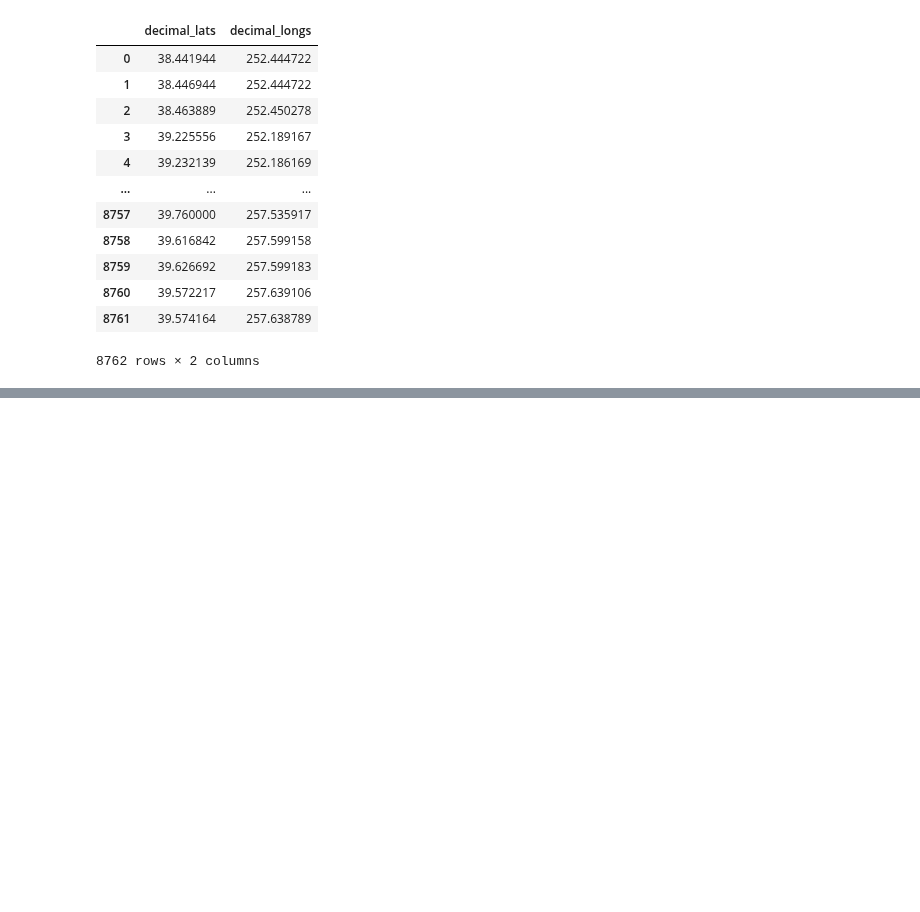
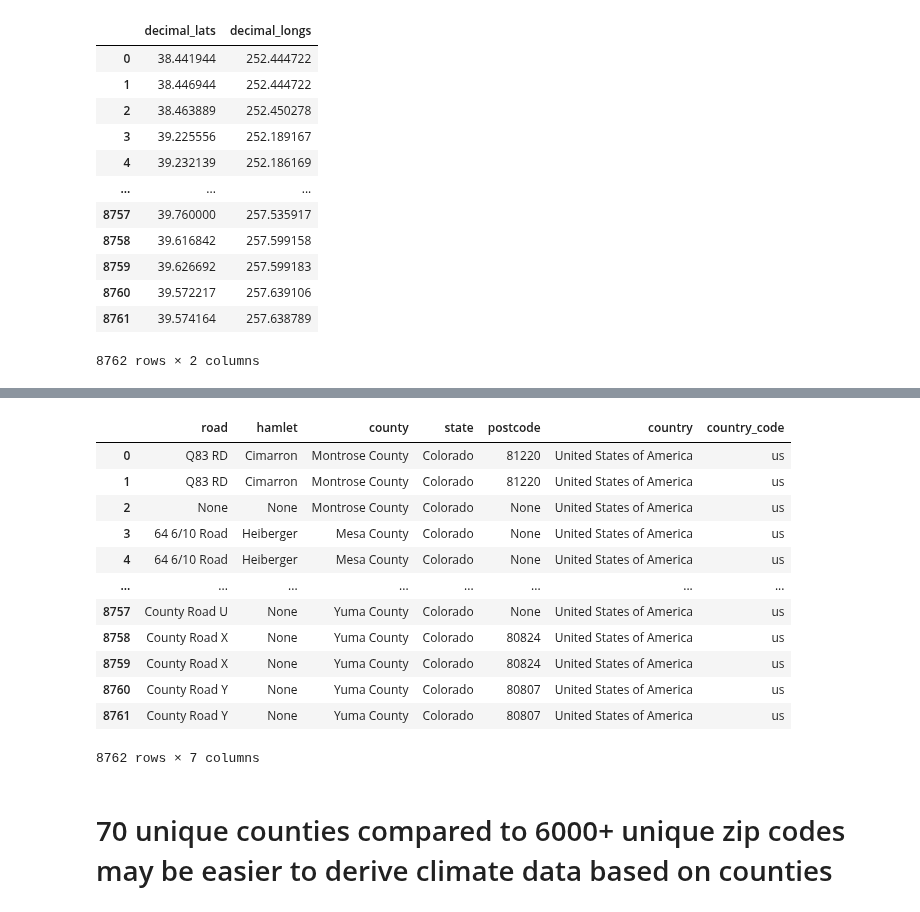
Before and after one commit to nnbaokhang/Descriptive-and-Predictive-Deep-Learning-Analytical-Tools-for-Enhanced-Bridge-Management, a Jupyter notebook: NBI_Weather_data_exploration.ipynb, the cells around one changed output, grey strips where cells are left out. Saved outputs shown, nothing was run; the diff lists cells and outputs as text; code cells hidden in the pictures; blank space fills up the shorter version.

Commit message:
derived address objects from NBI coordinates

```diff
--- a/NBI_Weather_data_exploration.ipynb
+++ b/NBI_Weather_data_exploration.ipynb
@@ -243,0 +340,26 @@ Length: 8762, dtype: object
+# %%
+address_df = pd.DataFrame()
+
+address_df['road'] = road_list
+address_df['hamlet'] = hamlet_list
+address_df['county'] = county_list
+address_df['state'] = state_list
+address_df['postcode'] = postcode_list
+address_df['country'] = country_list
+address_df['country_code'] = country_code_list
+
+address_df
+# %% [output]
+|  | road | hamlet | county | state | postcode | country | country_code |
+| 0 | Q83 RD | Cimarron | Montrose County | Colorado | 81220 | United States of America | us |
+| 1 | Q83 RD | Cimarron | Montrose County | Colorado | 81220 | United States of America | us |
+| 2 | None | None | Montrose County | Colorado | None | United States of America | us |
+| 3 | 64 6/10 Road | Heiberger | Mesa County | Colorado | None | United States of America | us |
+| 4 | 64 6/10 Road | Heiberger | Mesa County | Colorado | None | United States of America | us |
+| ... | ... | ... | ... | ... | ... | ... | ... |
+| 8757 | County Road U | None | Yuma County | Colorado | None | United States of America | us |
+| 8758 | County Road X | None | Yuma County | Colorado | 80824 | United States of America | us |
+| 8759 | County Road X | None | Yuma County | Colorado | 80824 | United States of America | us |
+| 8760 | County Road Y | None | Yuma County | Colorado | 80807 | United States of America | us |
+| 8761 | County Road Y | None | Yuma County | Colorado | 80807 | United States of America | us |
+8762 rows × 7 columns
@@ -243,0 +368,2 @@ Length: 8762, dtype: object
+# %% [markdown]
+# 70 unique counties compared to 6000+ unique zip codes may be easier to derive climate data based on counties
```
Also changed, not shown: parts of 25 cells of this notebook, 1 other file.
